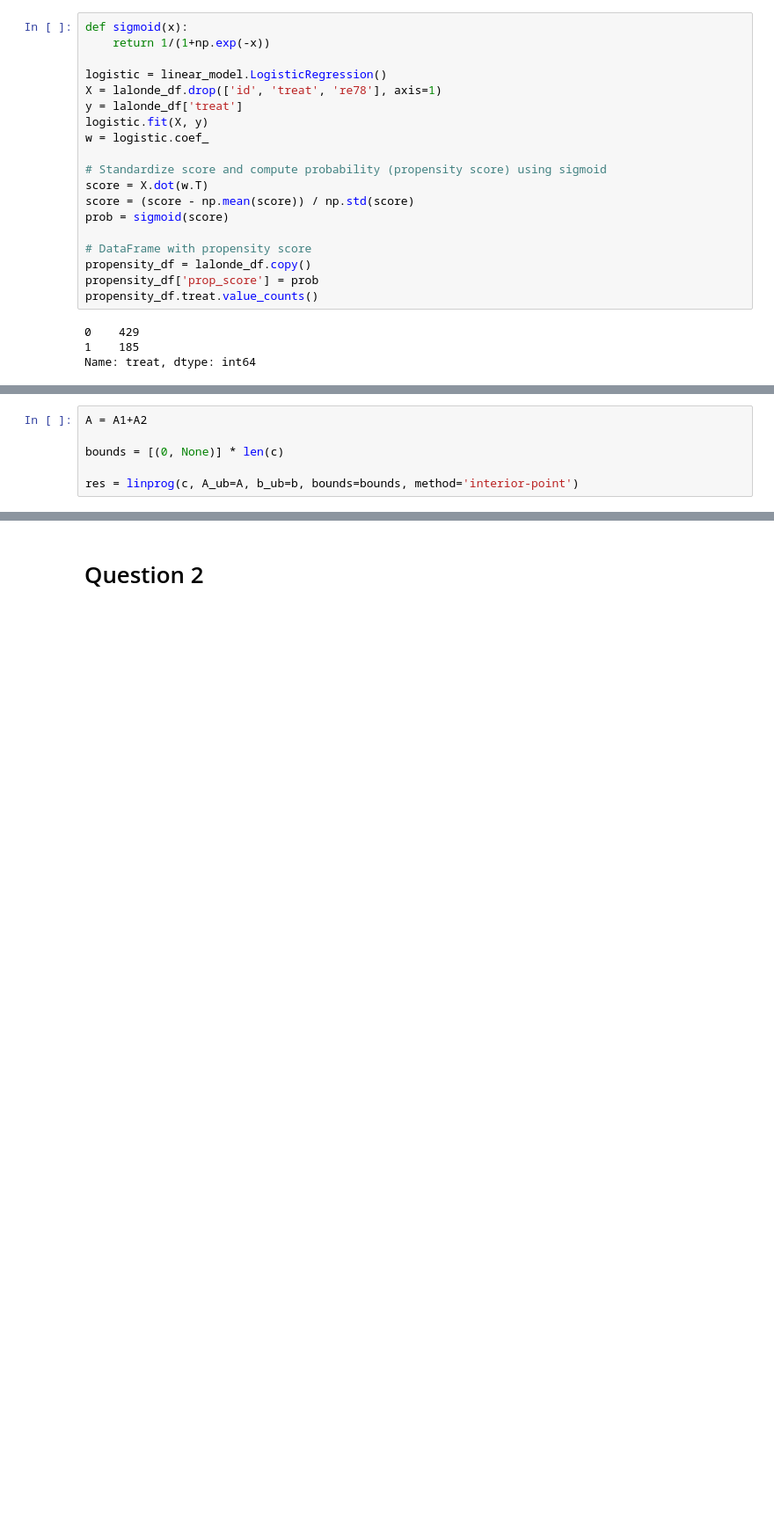
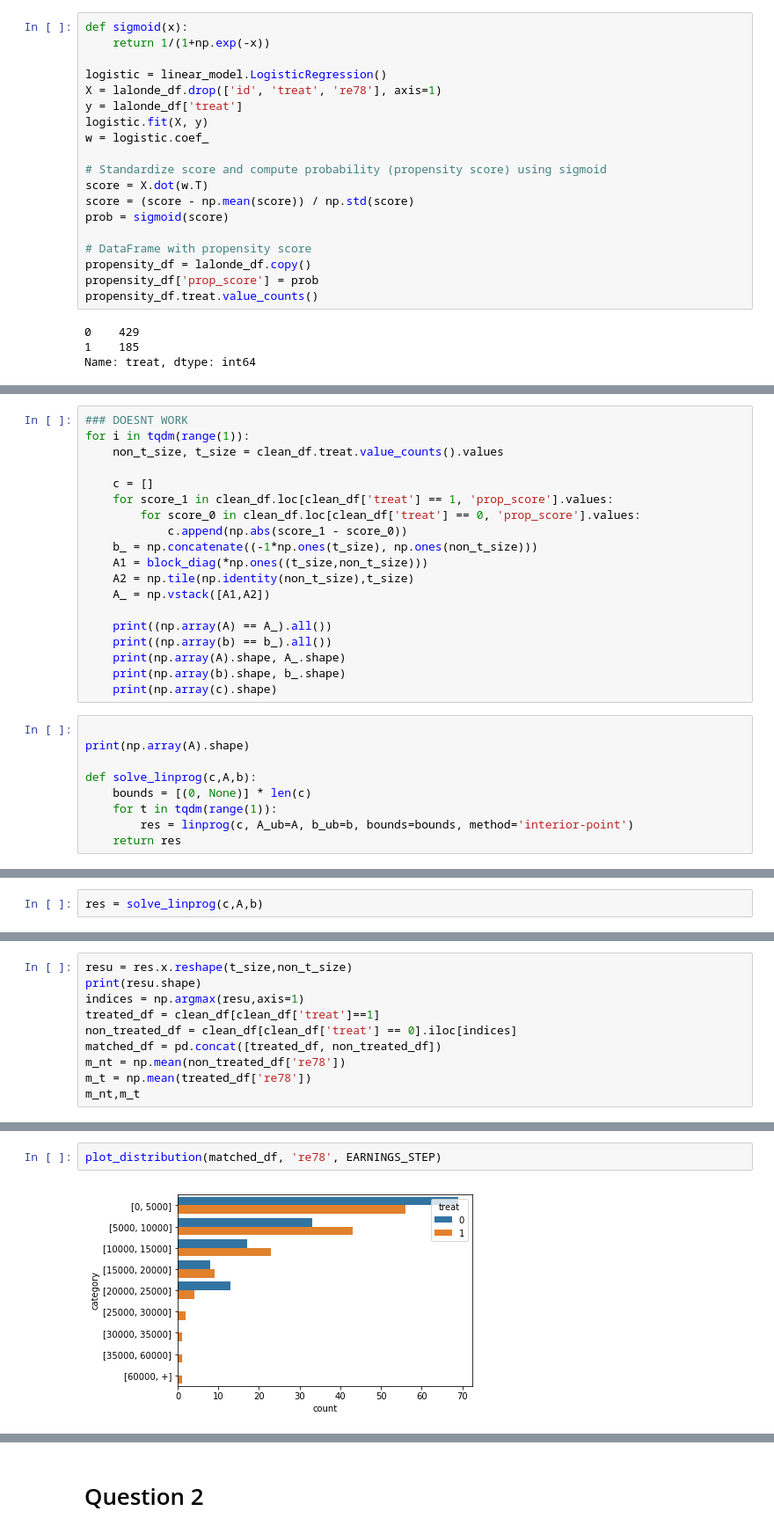
Before and after one commit to darioAnongba/EPFL-ADA, a Jupyter notebook: Labs/04 - Applied ML/Homework4.ipynb, the cells around one changed output, grey strips where cells are left out. Shown at 88% size. Cells and saved outputs as stored; diff of their text form; blank space fills up the shorter version.

```diff
--- a/Labs/04 - Applied ML/Homework4.ipynb
+++ b/Labs/04 - Applied ML/Homework4.ipynb
@@ -190,7 +207,29 @@ for i in range(non_t_size):
+# %%
+### DOESNT WORK
+for i in tqdm(range(1)):
+    non_t_size, t_size = clean_df.treat.value_counts().values
+
+    c = []
+    for score_1 in clean_df.loc[clean_df['treat'] == 1, 'prop_score'].values:
+        for score_0 in clean_df.loc[clean_df['treat'] == 0, 'prop_score'].values:
+            c.append(np.abs(score_1 - score_0))
+    b_ = np.concatenate((-1*np.ones(t_size), np.ones(non_t_size)))
+    A1 = block_diag(*np.ones((t_size,non_t_size)))
+    A2 = np.tile(np.identity(non_t_size),t_size)
+    A_ = np.vstack([A1,A2])
+
+    print((np.array(A) == A_).all())
+    print((np.array(b) == b_).all())
+    print(np.array(A).shape, A_.shape)
+    print(np.array(b).shape, b_.shape)
+    print(np.array(c).shape)
 # %%
-A = A1+A2
 
-bounds = [(0, None)] * len(c)
+print(np.array(A).shape)
 
-res = linprog(c, A_ub=A, b_ub=b, bounds=bounds, method='interior-point')
+def solve_linprog(c,A,b):
+    bounds = [(0, None)] * len(c)
+    for t in tqdm(range(1)):
+        res = linprog(c, A_ub=A, b_ub=b, bounds=bounds, method='interior-point')
+    return res
 # %% [output]
@@ -198,3 +237,5 @@ ValueError: Unknown solver interior_point
+# %%
+res = solve_linprog(c,A,b)
 # %%
 res
 # %% [output]
@@ -206,0 +259,10 @@ res
+# %%
+resu = res.x.reshape(t_size,non_t_size)
+print(resu.shape)
+indices = np.argmax(resu,axis=1)
+treated_df = clean_df[clean_df['treat']==1]
+non_treated_df = clean_df[clean_df['treat'] == 0].iloc[indices]
+matched_df = pd.concat([treated_df, non_treated_df])
+m_nt = np.mean(non_treated_df['re78'])
+m_t = np.mean(treated_df['re78'])
+m_nt,m_t
@@ -206,0 +276,4 @@ res
+# %%
+plot_distribution(matched_df, 're78', EARNINGS_STEP)
+# %% [output]
+[figure, added]
```
Also changed, not shown: parts of 41 cells of this notebook.
